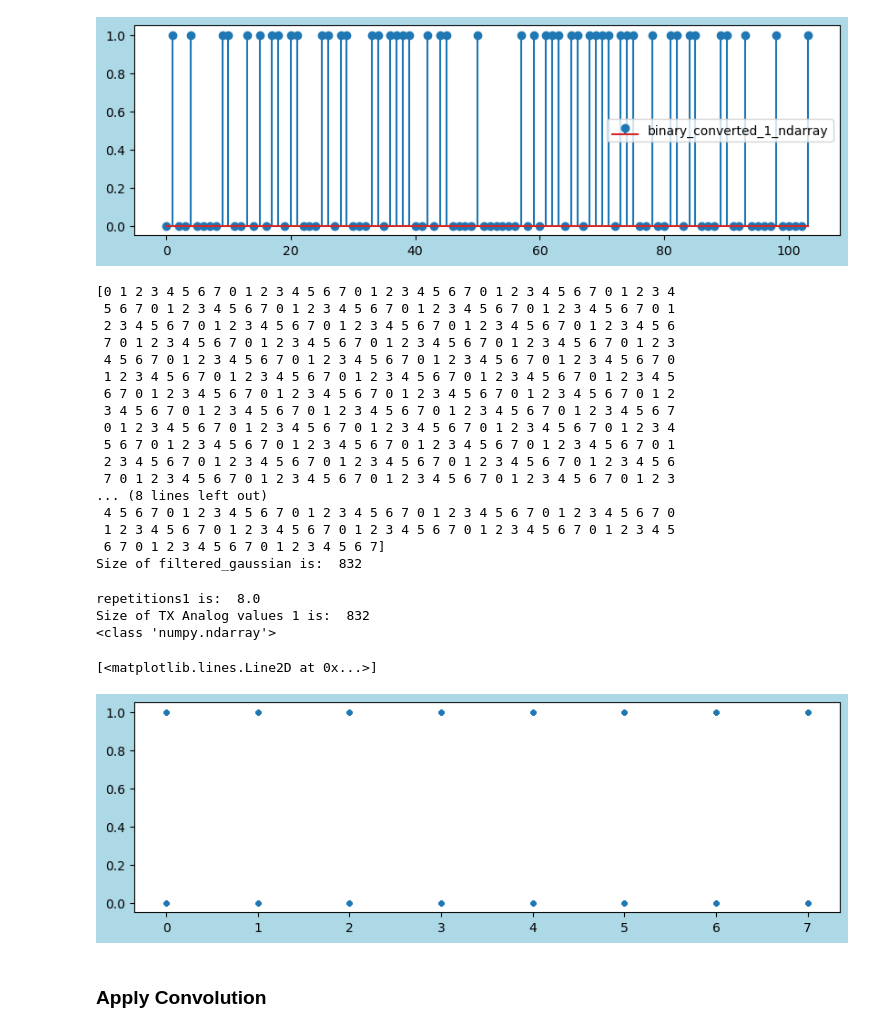
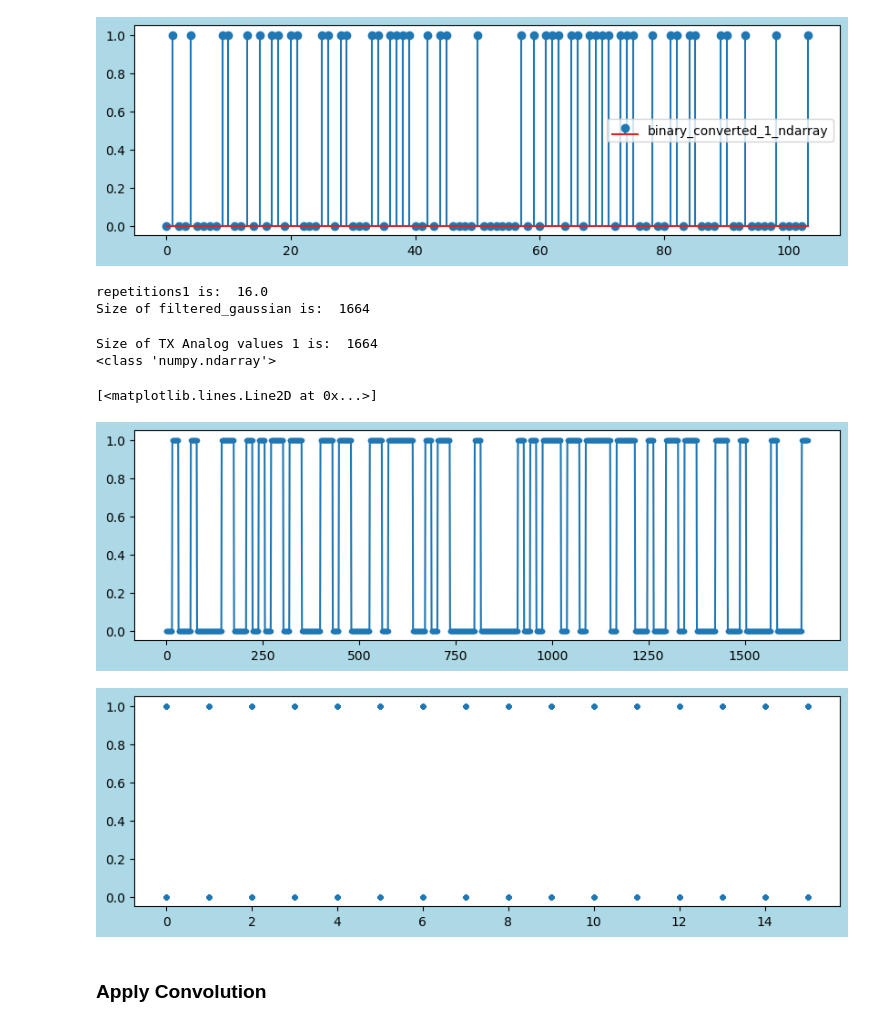
Before and after one commit to tacticstactics/Random_signal_generator, a Jupyter notebook: text_to_binary-1.ipynb, the cells around one changed output. Saved outputs shown, nothing was run; the diff lists cells and outputs as text; code cells hidden in the pictures.

```diff
--- a/text_to_binary-1.ipynb
+++ b/text_to_binary-1.ipynb
@@ -67,53 +67,44 @@ binary_converted_1_ndarray is: [0 1 0 0 1 0 0 0 0 1 1 0 0 1 0 1 0 1 1 0 1 1 0 0
 # %%
 #Create time col
 
+samplerate = 2 ** 4
+numberofpointspersymbol = 2 ** 0
+repetitions1 = samplerate / numberofpointspersymbol
+print('repetitions1 is: ', repetitions1)
+
+
 #array = np.linspace(0, 100, num=1000)
-array = np.tile(np.arange(0, 8), 104)#[:1000]
-print(array)
+array = np.tile(np.arange(0, repetitions1), 104)#[:1000]
 print('Size of filtered_gaussian is: ', array.size)
 # %% [output]
-[0 1 2 3 4 5 6 7 0 1 2 3 4 5 6 7 0 1 2 3 4 5 6 7 0 1 2 3 4 5 6 7 0 1 2 3 4
- 5 6 7 0 1 2 3 4 5 6 7 0 1 2 3 4 5 6 7 0 1 2 3 4 5 6 7 0 1 2 3 4 5 6 7 0 1
- 2 3 4 5 6 7 0 1 2 3 4 5 6 7 0 1 2 3 4 5 6 7 0 1 2 3 4 5 6 7 0 1 2 3 4 5 6
- 7 0 1 2 3 4 5 6 7 0 1 2 3 4 5 6 7 0 1 2 3 4 5 6 7 0 1 2 3 4 5 6 7 0 1 2 3
- 4 5 6 7 0 1 2 3 4 5 6 7 0 1 2 3 4 5 6 7 0 1 2 3 4 5 6 7 0 1 2 3 4 5 6 7 0
- 1 2 3 4 5 6 7 0 1 2 3 4 5 6 7 0 1 2 3 4 5 6 7 0 1 2 3 4 5 6 7 0 1 2 3 4 5
- 6 7 0 1 2 3 4 5 6 7 0 1 2 3 4 5 6 7 0 1 2 3 4 5 6 7 0 1 2 3 4 5 6 7 0 1 2
- 3 4 5 6 7 0 1 2 3 4 5 6 7 0 1 2 3 4 5 6 7 0 1 2 3 4 5 6 7 0 1 2 3 4 5 6 7
- 0 1 2 3 4 5 6 7 0 1 2 3 4 5 6 7 0 1 2 3 4 5 6 7 0 1 2 3 4 5 6 7 0 1 2 3 4
- 5 6 7 0 1 2 3 4 5 6 7 0 1 2 3 4 5 6 7 0 1 2 3 4 5 6 7 0 1 2 3 4 5 6 7 0 1
- 2 3 4 5 6 7 0 1 2 3 4 5 6 7 0 1 2 3 4 5 6 7 0 1 2 3 4 5 6 7 0 1 2 3 4 5 6
- 7 0 1 2 3 4 5 6 7 0 1 2 3 4 5 6 7 0 1 2 3 4 5 6 7 0 1 2 3 4 5 6 7 0 1 2 3
-... (8 lines left out)
- 4 5 6 7 0 1 2 3 4 5 6 7 0 1 2 3 4 5 6 7 0 1 2 3 4 5 6 7 0 1 2 3 4 5 6 7 0
- 1 2 3 4 5 6 7 0 1 2 3 4 5 6 7 0 1 2 3 4 5 6 7 0 1 2 3 4 5 6 7 0 1 2 3 4 5
- 6 7 0 1 2 3 4 5 6 7 0 1 2 3 4 5 6 7]
-Size of filtered_gaussian is:  832
+repetitions1 is:  16.0
+Size of filtered_gaussian is:  1664
 # %%
 # Convert Symbol to analog signal using 'repeat' function
 
-samplerate = 2 ** 3
-numberofpointspersymbol = 2 ** 0
-repetitions1 = samplerate / numberofpointspersymbol
-print('repetitions1 is: ', repetitions1)
+
 
 TX_analog_values1 = np.repeat(binary_converted_1_ndarray, repetitions1)
 #print('TX_analog_values1 is: ', TX_analog_values1)
 print('Size of TX Analog values 1 is: ', TX_analog_values1.size)
 
 #TX_analog_float1 = [int(TX_analog_values1)]
 
 print(type(TX_analog_values1))
 
 fig1 = plt.figure(figsize = (10,3), facecolor='lightblue')
 ax1_1 = fig1.add_subplot(1, 1, 1)
+ax1_1.plot(TX_analog_values1, ".-")
+
+fig1 = plt.figure(figsize = (10,3), facecolor='lightblue')
+ax1_1 = fig1.add_subplot(1, 1, 1)
 ax1_1.plot(array, TX_analog_values1, ".")
 # %% [output]
-repetitions1 is:  8.0
-Size of TX Analog values 1 is:  832
+Size of TX Analog values 1 is:  1664
 <class 'numpy.ndarray'>
 [<matplotlib.lines.Line2D at 0x...>]
-[figure, old version]
+[figure, new version]
+[figure, added]
 # %% [markdown]
 ### Apply Convolution
 # %%
```
Also changed, not shown: parts of 3 cells of this notebook.
